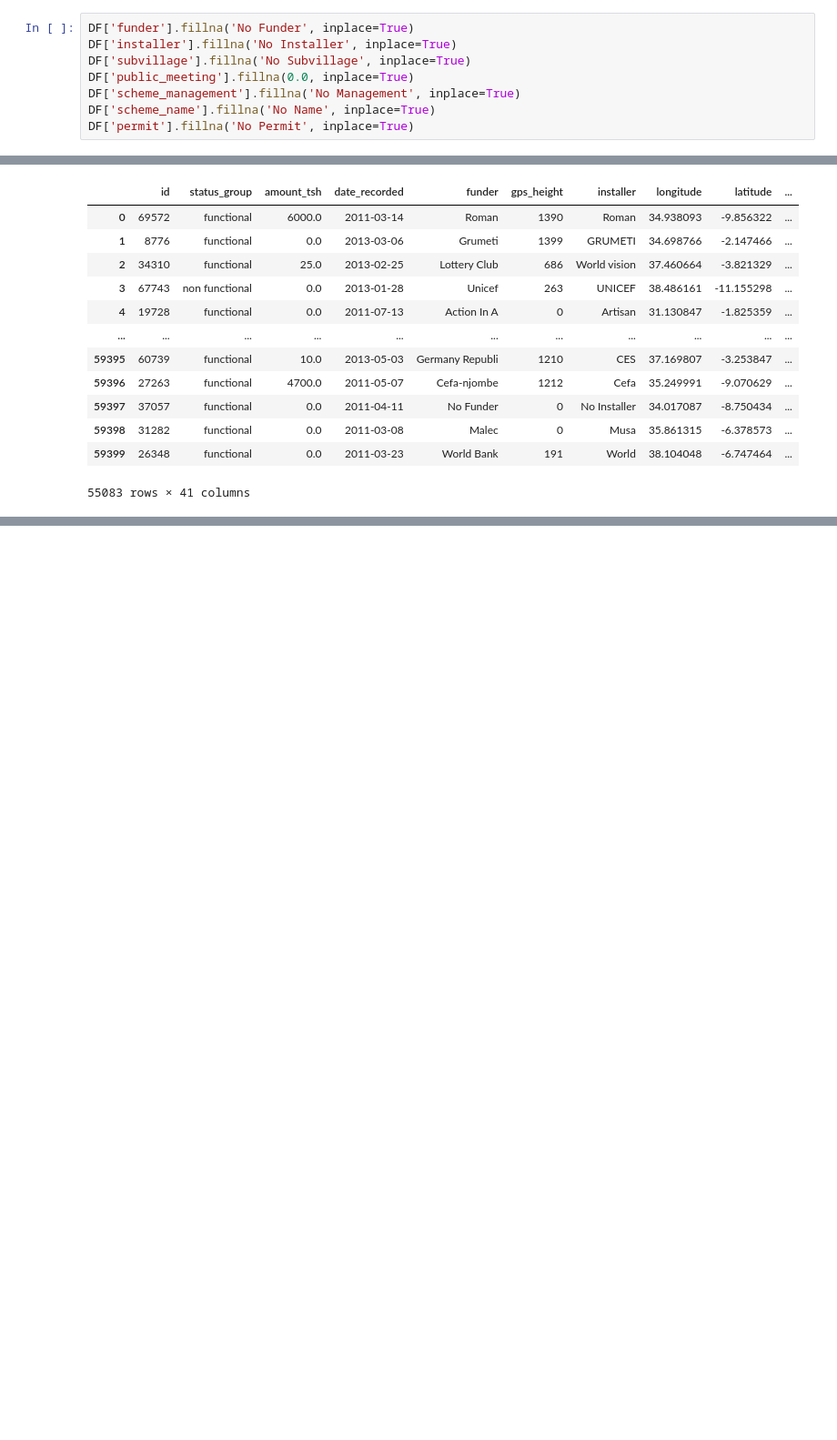
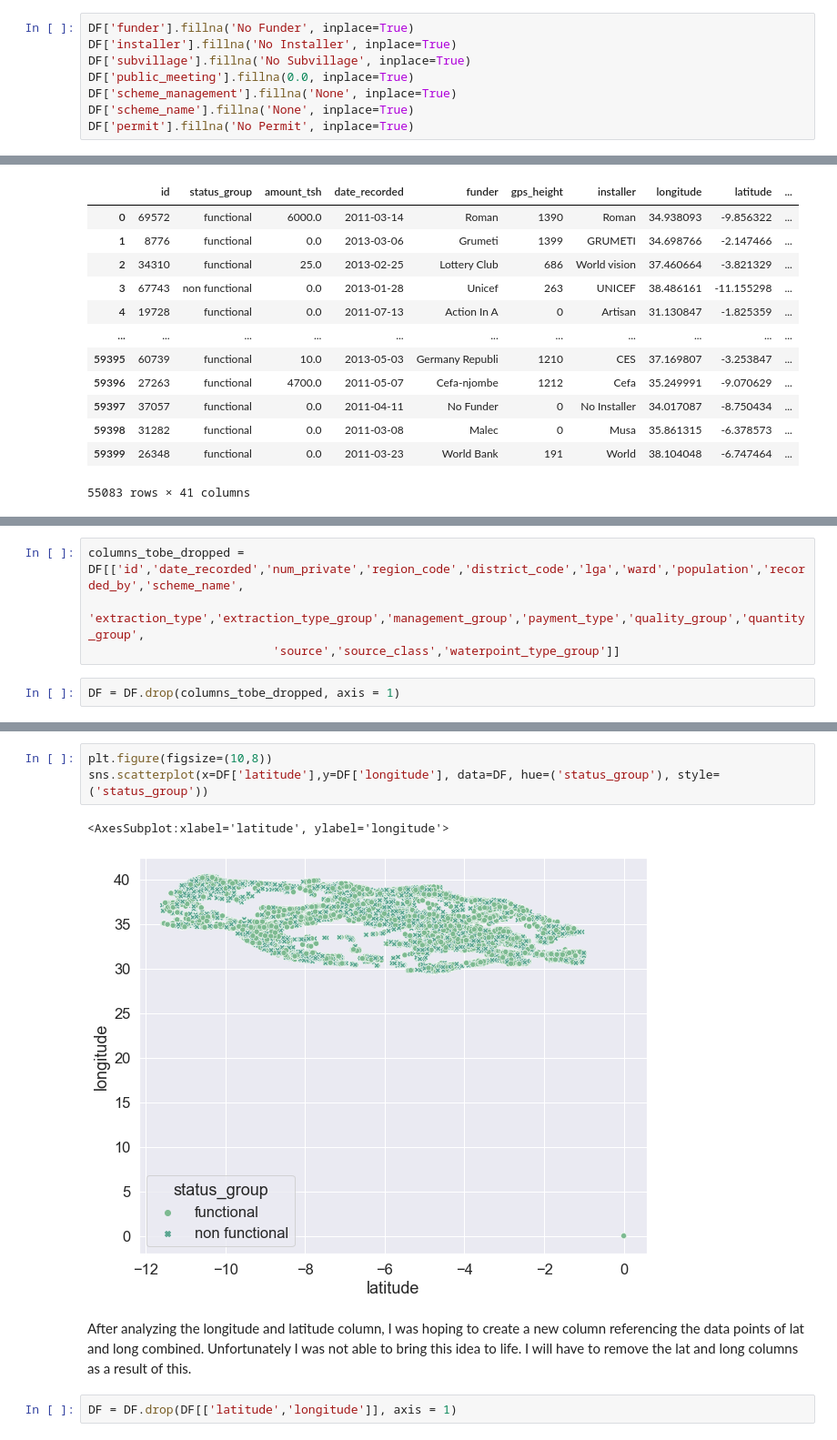
Before and after one commit to ayeejoeey/Binary-Classification-Model-Predicting-Functionality-Of-WaterPipelines-In-Tanzania, a Jupyter notebook: student.ipynb, the cells around one changed output, grey strips where cells are left out. Shown at 91% size. Drawn from its saved outputs; the diff is of its cells as text; blank space fills up the shorter version.

```diff
--- a/student.ipynb
+++ b/student.ipynb
@@ -122,8 +122,8 @@ DF['funder'].fillna('No Funder', inplace=True)
 DF['installer'].fillna('No Installer', inplace=True)
 DF['subvillage'].fillna('No Subvillage', inplace=True)
 DF['public_meeting'].fillna(0.0, inplace=True)
-DF['scheme_management'].fillna('No Management', inplace=True)
-DF['scheme_name'].fillna('No Name', inplace=True)
+DF['scheme_management'].fillna('None', inplace=True)
+DF['scheme_name'].fillna('None', inplace=True)
 DF['permit'].fillna('No Permit', inplace=True)
 # %%
 DF.info()
@@ -167,0 +239,6 @@ DF
+# %%
+columns_tobe_dropped = DF[['id','date_recorded','num_private','region_code','district_code','lga','ward','population','recorded_by','scheme_name',
+                         'extraction_type','extraction_type_group','management_group','payment_type','quality_group','quantity_group',
+                          'source','source_class','waterpoint_type_group']]
+# %%
+DF = DF.drop(columns_tobe_dropped, axis = 1)
@@ -167,0 +261,12 @@ DF
+# %%
+plt.figure(figsize=(10,8))
+sns.scatterplot(x=DF['latitude'],y=DF['longitude'], data=DF, hue=('status_group'), style=('status_group'))
+# %% [output]
+<AxesSubplot:xlabel='latitude', ylabel='longitude'>
+[figure, added]
+# %% [markdown]
+After analyzing the longitude and latitude column, I was hoping to create a new column referencing the data points
+of lat and long combined. Unfortunately I was not able to bring this idea to life. I will have to remove the lat and long
+columns as a result of this.
+# %%
+DF = DF.drop(DF[['latitude','longitude']], axis = 1)
```
Also changed, not shown: parts of 6 cells of this notebook, 9 other files.
